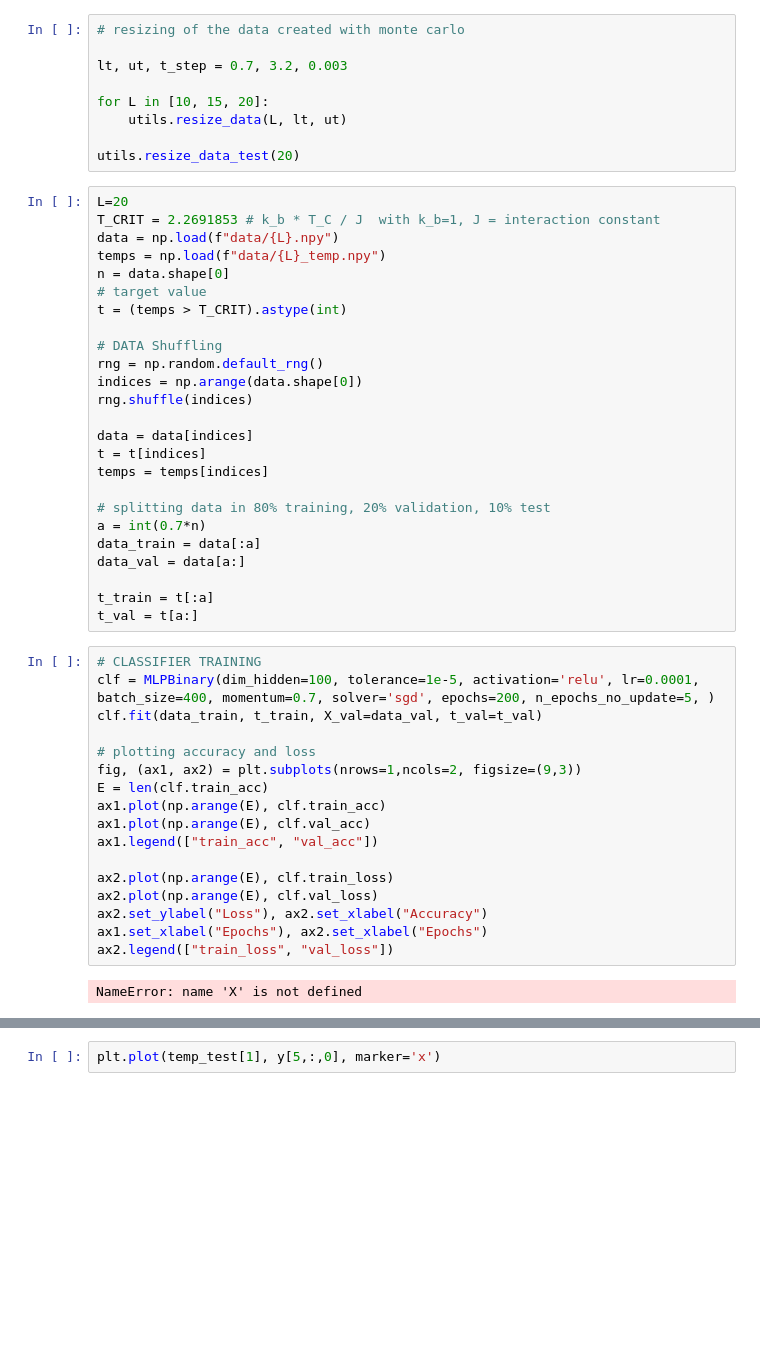
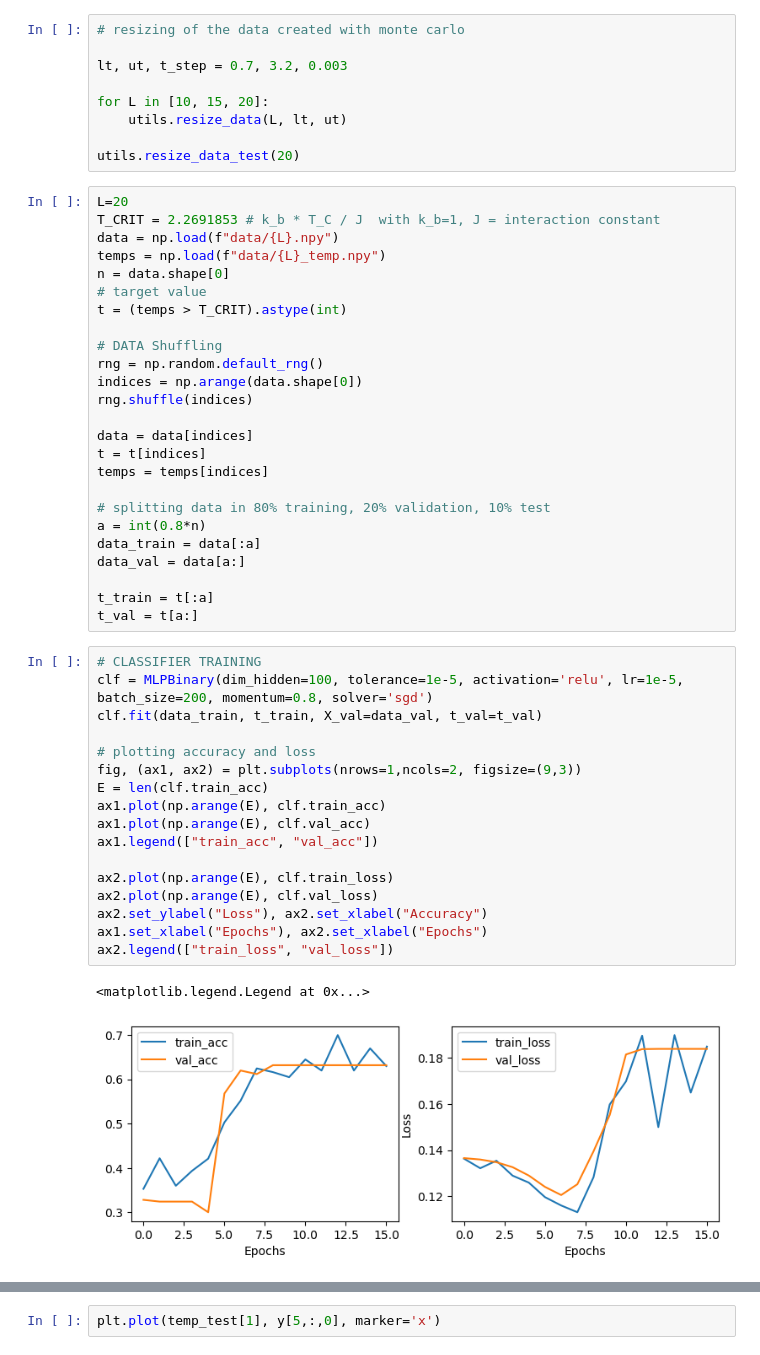
Before and after one commit to feanor3/tesi, a Jupyter notebook: analysis.ipynb, the cells around one changed output, grey strips where cells are left out. Saved outputs shown, nothing was run; the diff lists cells and outputs as text; blank space fills up the shorter version.

```diff
--- a/analysis.ipynb
+++ b/analysis.ipynb
@@ -32,7 +32,7 @@ t = t[indices]
 temps = temps[indices]
 
 # splitting data in 80% training, 20% validation, 10% test
-a = int(0.7*n)
+a = int(0.8*n)
 data_train = data[:a]
 data_val = data[a:]
 
@@ -40,21 +40,22 @@ t_train = t[:a]
 t_val = t[a:]
 # %%
 # CLASSIFIER TRAINING
-clf = MLPBinary(dim_hidden=100, tolerance=1e-5, activation='relu', lr=0.0001, batch_size=400, momentum=0.7, solver='sgd', epochs=200, n_epochs_no_update=5, )
+clf = MLPBinary(dim_hidden=100, tolerance=1e-5, activation='relu', lr=1e-5, batch_size=200, momentum=0.8, solver='sgd')
 clf.fit(data_train, t_train, X_val=data_val, t_val=t_val)
 
 # plotting accuracy and loss
 fig, (ax1, ax2) = plt.subplots(nrows=1,ncols=2, figsize=(9,3))
 E = len(clf.train_acc)
 ax1.plot(np.arange(E), clf.train_acc)
 ax1.plot(np.arange(E), clf.val_acc)
 ax1.legend(["train_acc", "val_acc"])
 
 ax2.plot(np.arange(E), clf.train_loss)
 ax2.plot(np.arange(E), clf.val_loss)
 ax2.set_ylabel("Loss"), ax2.set_xlabel("Accuracy")
 ax1.set_xlabel("Epochs"), ax2.set_xlabel("Epochs")
 ax2.legend(["train_loss", "val_loss"])
 # %% [output]
-NameError: name 'X' is not defined
+<matplotlib.legend.Legend at 0x...>
+[figure, added]
 # %%
```
Also changed, not shown: parts of 7 cells of this notebook, 1 other file.
